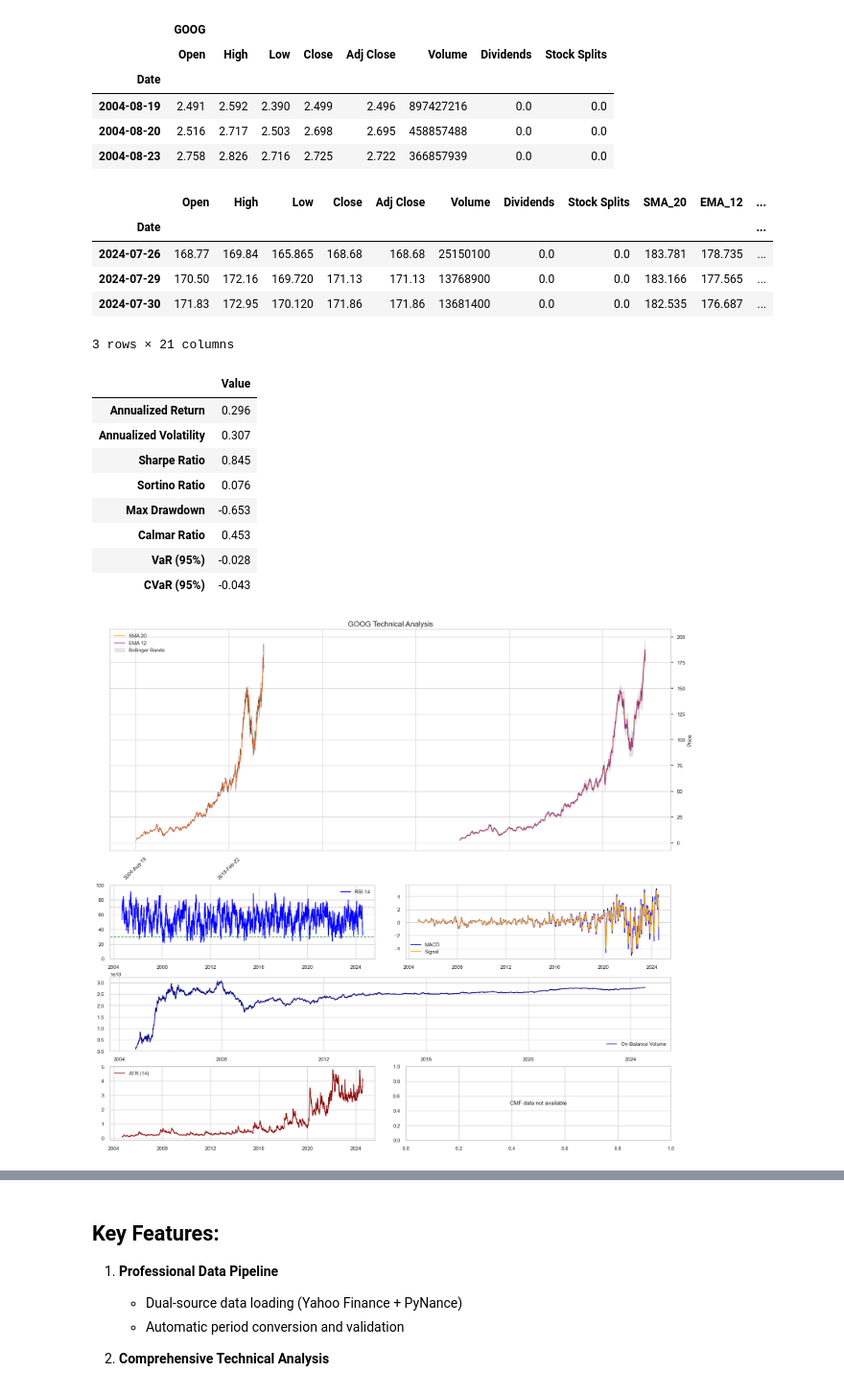
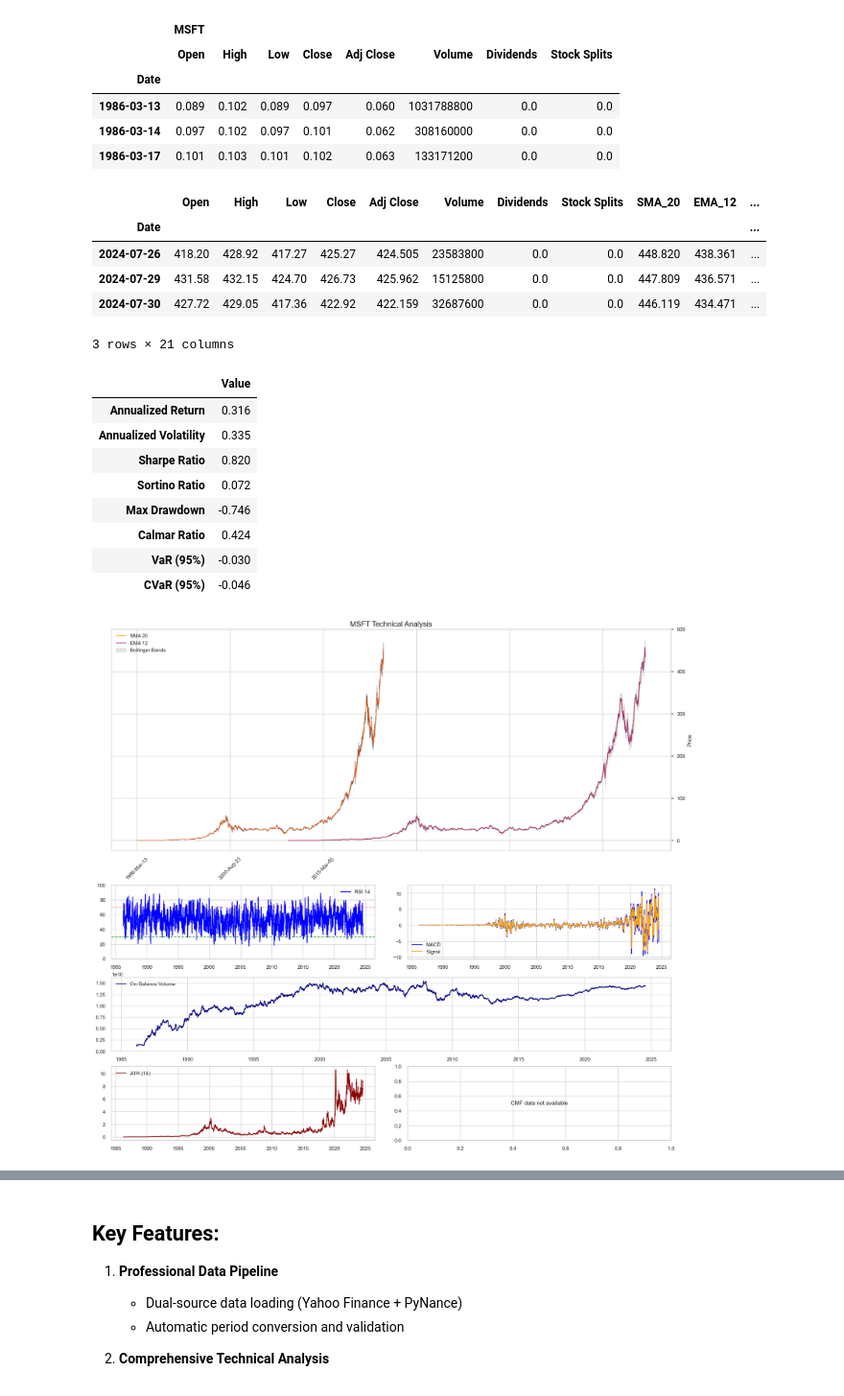
Before and after one commit to yokidans/Predicting-Challenge-Week1, a Jupyter notebook: notebooks/GOOG_trading_analysis.ipynb, the cells around one changed output, grey strips where cells are left out. Shown at 96% size. Drawn from its saved outputs; the diff is of its cells as text; code cells hidden in the pictures.

Commit message:
Add stocks AMZN, GOOG,NVDA, META _trading_analysis

```diff
--- a/notebooks/GOOG_trading_analysis.ipynb
+++ b/notebooks/GOOG_trading_analysis.ipynb
@@ -61,16 +61,16 @@ def load_financial_data(tickers, data_dir='./data/', file_format='csv'):
     data = pd.concat(data_frames, axis=1)
     return data
 # %%
-tickers = ['GOOG']
+tickers = ['MSFT']
 ohlcv_data = load_financial_data(tickers, data_dir='./data/')  # No period parameter
 display(ohlcv_data.head(3))
 # %% [output]
-|  | GOOG |  |  |  |  |  |  |  |
+|  | MSFT |  |  |  |  |  |  |  |
 |  | Open | High | Low | Close | Adj Close | Volume | Dividends | Stock Splits |
 | Date |  |  |  |  |  |  |  |  |
-| 2004-08-19 | 2.491 | 2.592 | 2.390 | 2.499 | 2.496 | 897427216 | 0.0 | 0.0 |
-| 2004-08-20 | 2.516 | 2.717 | 2.503 | 2.698 | 2.695 | 458857488 | 0.0 | 0.0 |
-| 2004-08-23 | 2.758 | 2.826 | 2.716 | 2.725 | 2.722 | 366857939 | 0.0 | 0.0 |
+| 1986-03-13 | 0.089 | 0.102 | 0.089 | 0.097 | 0.060 | 1031788800 | 0.0 | 0.0 |
+| 1986-03-14 | 0.097 | 0.102 | 0.097 | 0.101 | 0.062 | 308160000 | 0.0 | 0.0 |
+| 1986-03-17 | 0.101 | 0.103 | 0.101 | 0.102 | 0.063 | 133171200 | 0.0 | 0.0 |
 # %%
 def calculate_technical_indicators(df, ticker):
     """Calculate comprehensive technical indicators for a MultiIndex DataFrame"""
@@ -104,14 +104,14 @@ def calculate_technical_indicators(df, ticker):
 
     return data
 # %%
-GOOG_tech = calculate_technical_indicators(ohlcv_data, 'GOOG')
-display(GOOG_tech.tail(3))
+MSFT_tech = calculate_technical_indicators(ohlcv_data, 'MSFT')
+display(MSFT_tech.tail(3))
 # %% [output]
 |  | Open | High | Low | Close | Adj Close | Volume | Dividends | Stock Splits | SMA_20 | EMA_12 | ... |
 | Date |  |  |  |  |  |  |  |  |  |  | ... |
-| 2024-07-26 | 168.77 | 169.84 | 165.865 | 168.68 | 168.68 | 25150100 | 0.0 | 0.0 | 183.781 | 178.735 | ... |
-| 2024-07-29 | 170.50 | 172.16 | 169.720 | 171.13 | 171.13 | 13768900 | 0.0 | 0.0 | 183.166 | 177.565 | ... |
-| 2024-07-30 | 171.83 | 172.95 | 170.120 | 171.86 | 171.86 | 13681400 | 0.0 | 0.0 | 182.535 | 176.687 | ... |
+| 2024-07-26 | 418.20 | 428.92 | 417.27 | 425.27 | 424.505 | 23583800 | 0.0 | 0.0 | 448.820 | 438.361 | ... |
+| 2024-07-29 | 431.58 | 432.15 | 424.70 | 426.73 | 425.962 | 15125800 | 0.0 | 0.0 | 447.809 | 436.571 | ... |
+| 2024-07-30 | 427.72 | 429.05 | 417.36 | 422.92 | 422.159 | 32687600 | 0.0 | 0.0 | 446.119 | 434.471 | ... |
 3 rows × 21 columns
 # %%
 def calculate_financial_metrics(price_series):
@@ -159,18 +159,18 @@ def calculate_financial_metrics(price_series):
 
     return pd.DataFrame.from_dict(metrics, orient='index', columns=['Value'])
 # %%
-GOOG_metrics = calculate_financial_metrics(GOOG_tech['Close'])
-display(GOOG_metrics)
+MSFT_metrics = calculate_financial_metrics(MSFT_tech['Close'])
+display(MSFT_metrics)
 # %% [output]
 |  | Value |
-| Annualized Return | 0.296 |
-| Annualized Volatility | 0.307 |
-| Sharpe Ratio | 0.845 |
-| Sortino Ratio | 0.076 |
-| Max Drawdown | -0.653 |
-| Calmar Ratio | 0.453 |
-| VaR (95%) | -0.028 |
-| CVaR (95%) | -0.043 |
+| Annualized Return | 0.316 |
+| Annualized Volatility | 0.335 |
+| Sharpe Ratio | 0.820 |
+| Sortino Ratio | 0.072 |
+| Max Drawdown | -0.746 |
+| Calmar Ratio | 0.424 |
+| VaR (95%) | -0.030 |
+| CVaR (95%) | -0.046 |
 # %%
 def create_trading_dashboard(data, ticker):
     """Create interactive trading dashboard"""
@@ -232,9 +232,9 @@ def create_trading_dashboard(data, ticker):
     else:
      ax6.text(0.5, 0.5, 'CMF data not available', ha='center', va='center')
 # %%
-create_trading_dashboard(GOOG_tech, 'GOOG')
+create_trading_dashboard(MSFT_tech, 'MSFT')
 # %% [output]
-[figure, old version]
+[figure, new version]
 # %%
 def generate_trading_signals(data):
     """Generate DataFrame with trading signals"""
```
Also changed, not shown: parts of 3 cells of this notebook, 3 other files.
